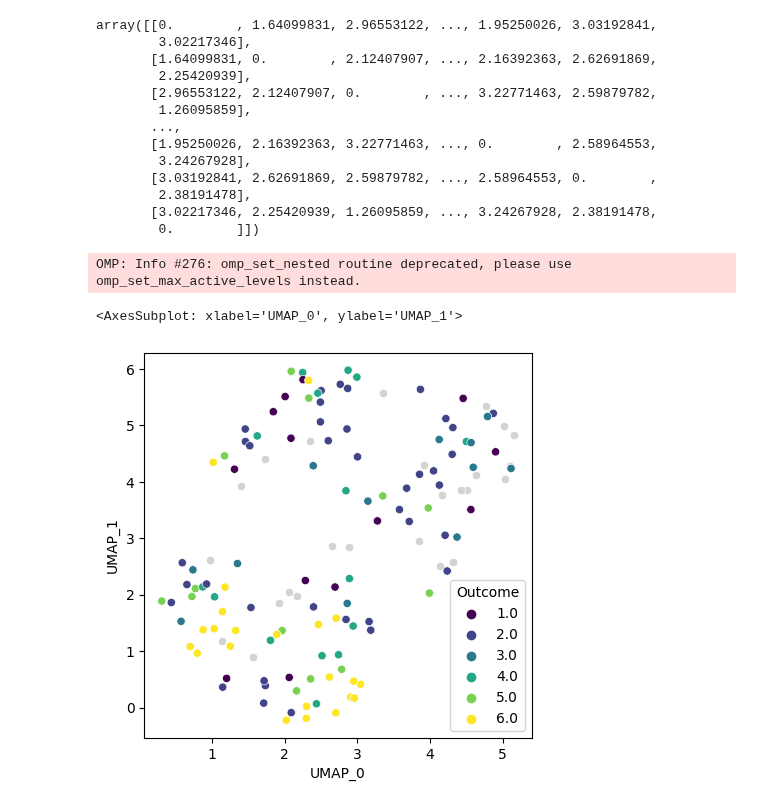
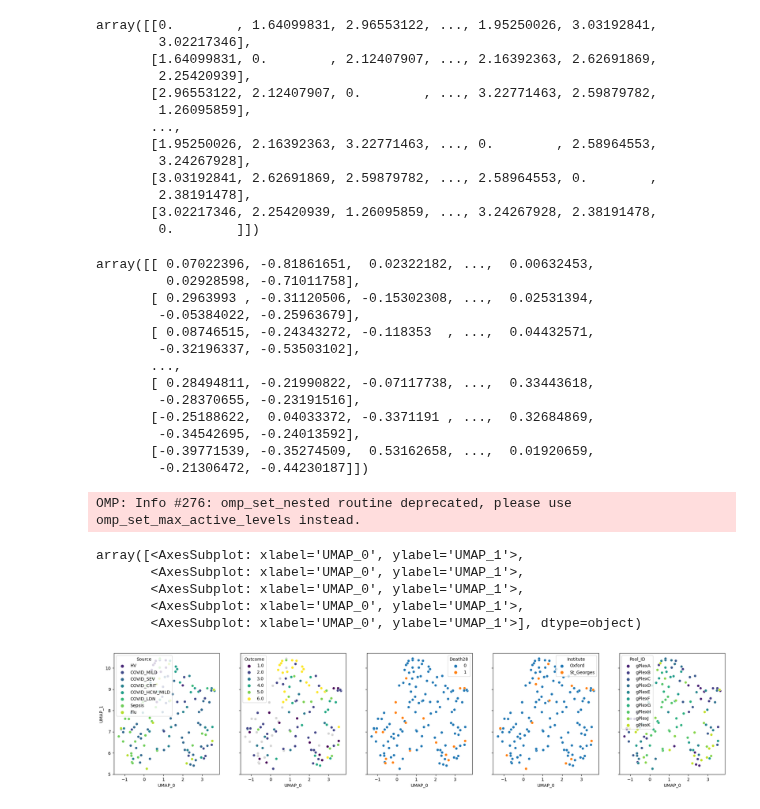
Before and after one commit to lueckenlab/patpy, a Jupyter notebook: docs/notebooks/representation_methods_example.ipynb, the cells around one changed output. Cells and saved outputs as stored; diff of their text form; code cells hidden in the pictures.

Commit message:
Show comparison and list other methods

```diff
--- a/docs/notebooks/representation_methods_example.ipynb
+++ b/docs/notebooks/representation_methods_example.ipynb
@@ -167,9 +175,29 @@ array([[0.        , 1.64099831, 2.96553122, ..., 1.95250026, 3.03192841,
         2.38191478],
        [3.02217346, 2.25420939, 1.26095859, ..., 3.24267928, 2.38191478,
         0.        ]])
+# %%
+pseudobulk.patient_representations
+# %% [output]
+array([[ 0.07022396, -0.81861651,  0.02322182, ...,  0.00632453,
+         0.02928598, -0.71011758],
+       [ 0.2963993 , -0.31120506, -0.15302308, ...,  0.02531394,
+        -0.05384022, -0.25963679],
+       [ 0.08746515, -0.24343272, -0.118353  , ...,  0.04432571,
+        -0.32196337, -0.53503102],
+       ...,
+       [ 0.28494811, -0.21990822, -0.07117738, ...,  0.33443618,
+        -0.28370655, -0.23191516],
+       [-0.25188622,  0.04033372, -0.3371191 , ...,  0.32684869,
+        -0.34542695, -0.24013592],
+       [-0.39771539, -0.35274509,  0.53162658, ...,  0.01920659,
+        -0.21306472, -0.44230187]])
 # %%
-pseudobulk.plot_embedding(metada)
+pseudobulk.plot_embedding(method="UMAP", metadata_cols=samples_metadata_cols)
 # %% [output]
 OMP: Info #276: omp_set_nested routine deprecated, please use omp_set_max_active_levels instead.
-<AxesSubplot: xlabel='UMAP_0', ylabel='UMAP_1'>
+array([<AxesSubplot: xlabel='UMAP_0', ylabel='UMAP_1'>,
+       <AxesSubplot: xlabel='UMAP_0', ylabel='UMAP_1'>,
+       <AxesSubplot: xlabel='UMAP_0', ylabel='UMAP_1'>,
+       <AxesSubplot: xlabel='UMAP_0', ylabel='UMAP_1'>,
+       <AxesSubplot: xlabel='UMAP_0', ylabel='UMAP_1'>], dtype=object)
-[figure, old version]
+[figure, new version]
```
Also changed, not shown: parts of 44 cells of this notebook.
